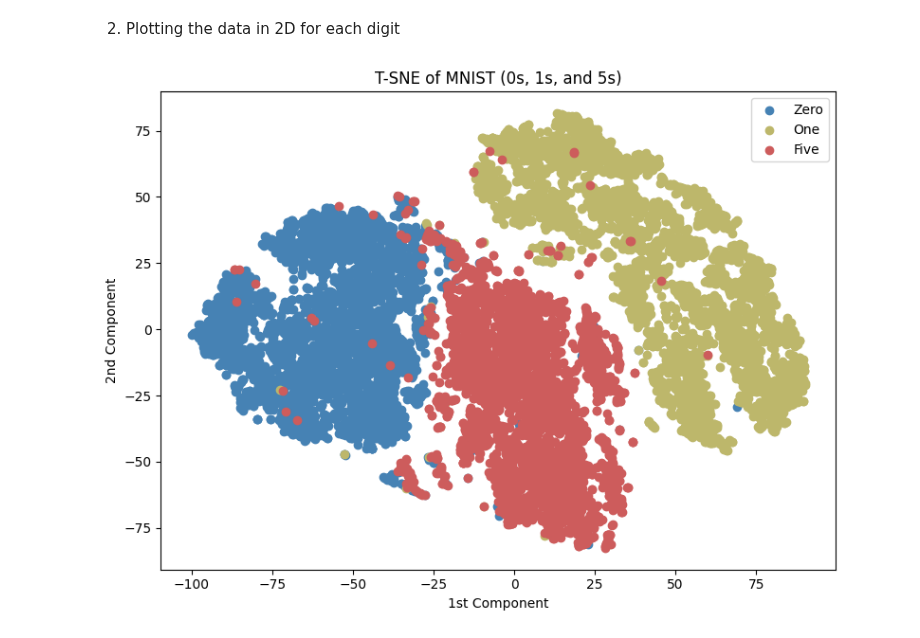
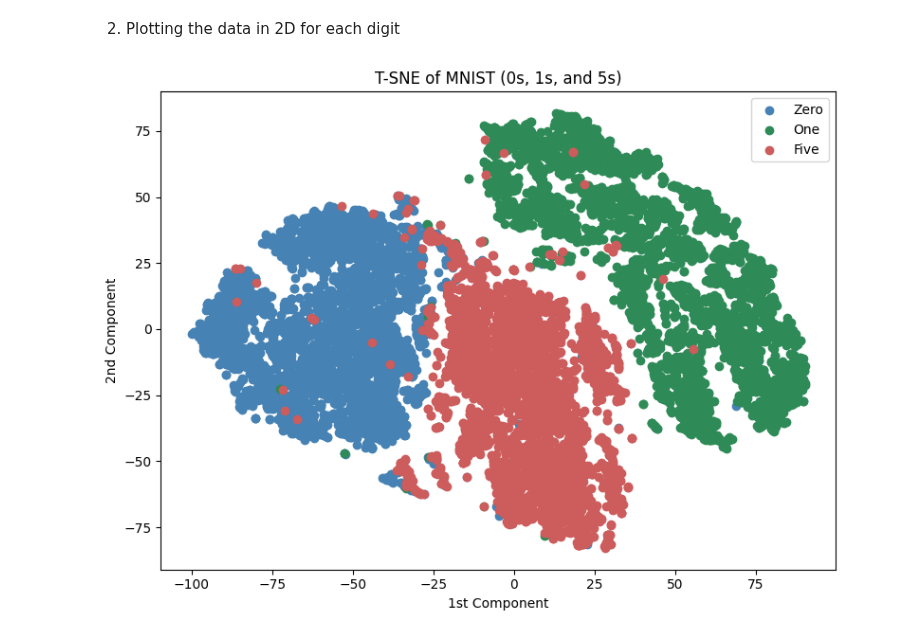
Before and after one commit to SepehrAkbari/LFC-courses, a Jupyter notebook: CSCI-250/Homework/HW3/250–hw3.ipynb, the cells around one changed output. Cells and saved outputs as stored; diff of their text form; code cells hidden in the pictures.

```diff
--- a/CSCI-250/Homework/HW3/250–hw3.ipynb
+++ b/CSCI-250/Homework/HW3/250–hw3.ipynb
@@ -93,13 +93,13 @@ digits_embedded = t_model.fit_transform(digits_scaled)
 # %%
 plt.figure(figsize=(8,6))
 plt.scatter(digits_embedded[labels == 0, 0], digits_embedded[labels == 0, 1], label='Zero', color="steelblue")
-plt.scatter(digits_embedded[labels == 1, 0], digits_embedded[labels == 1, 1], label='One', color="darkkhaki")
+plt.scatter(digits_embedded[labels == 1, 0], digits_embedded[labels == 1, 1], label='One', color="seagreen")
 plt.scatter(digits_embedded[labels == 5, 0], digits_embedded[labels == 5, 1], label='Five', color="indianred")
 plt.xlabel("1st Component")
 plt.ylabel("2nd Component")
 plt.title("T-SNE of MNIST (0s, 1s, and 5s)")
 plt.legend()
 plt.tight_layout()
 plt.show()
 # %% [output]
-[figure, old version]
+[figure, new version]
```
Also changed, not shown: parts of 3 cells of this notebook.
